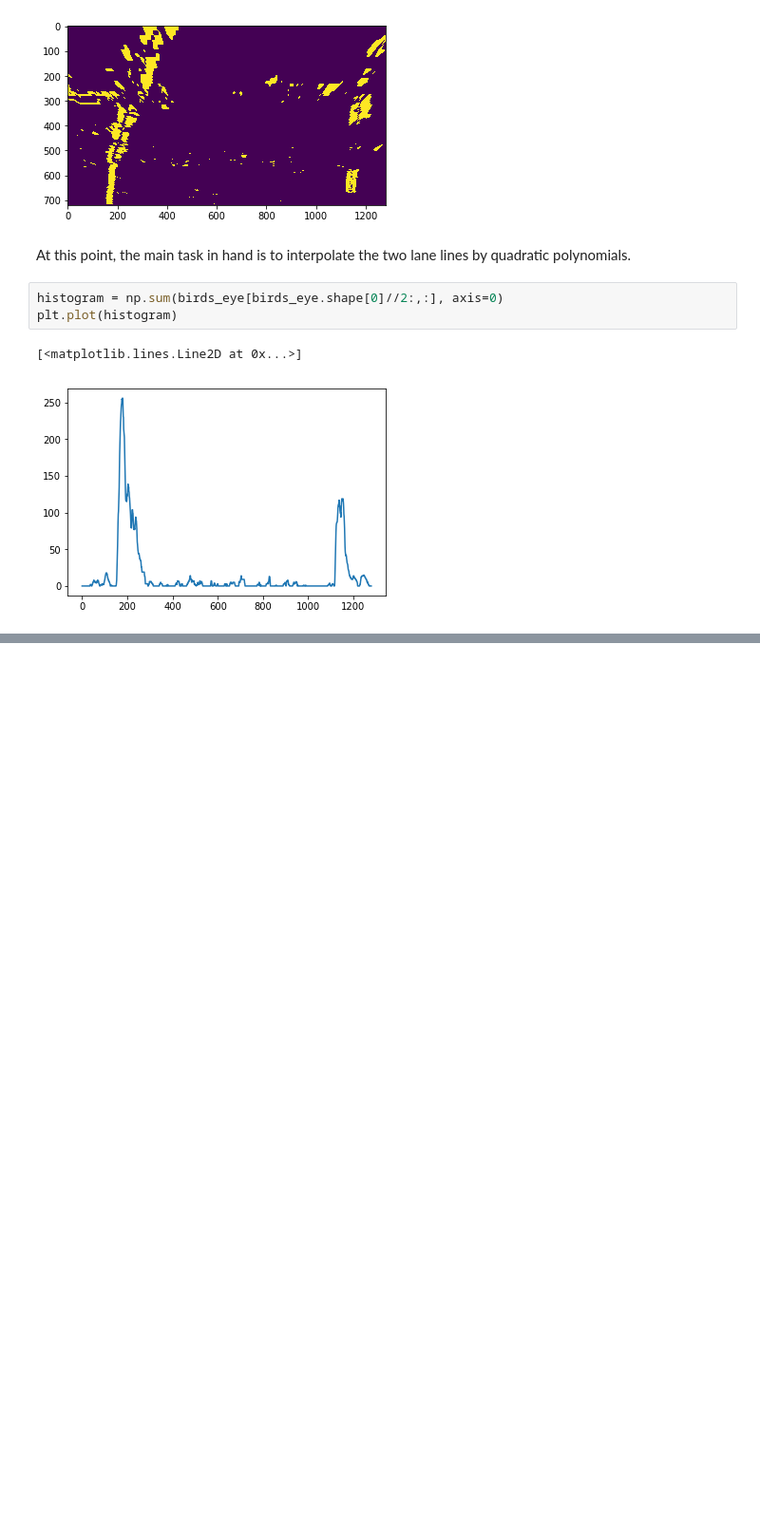
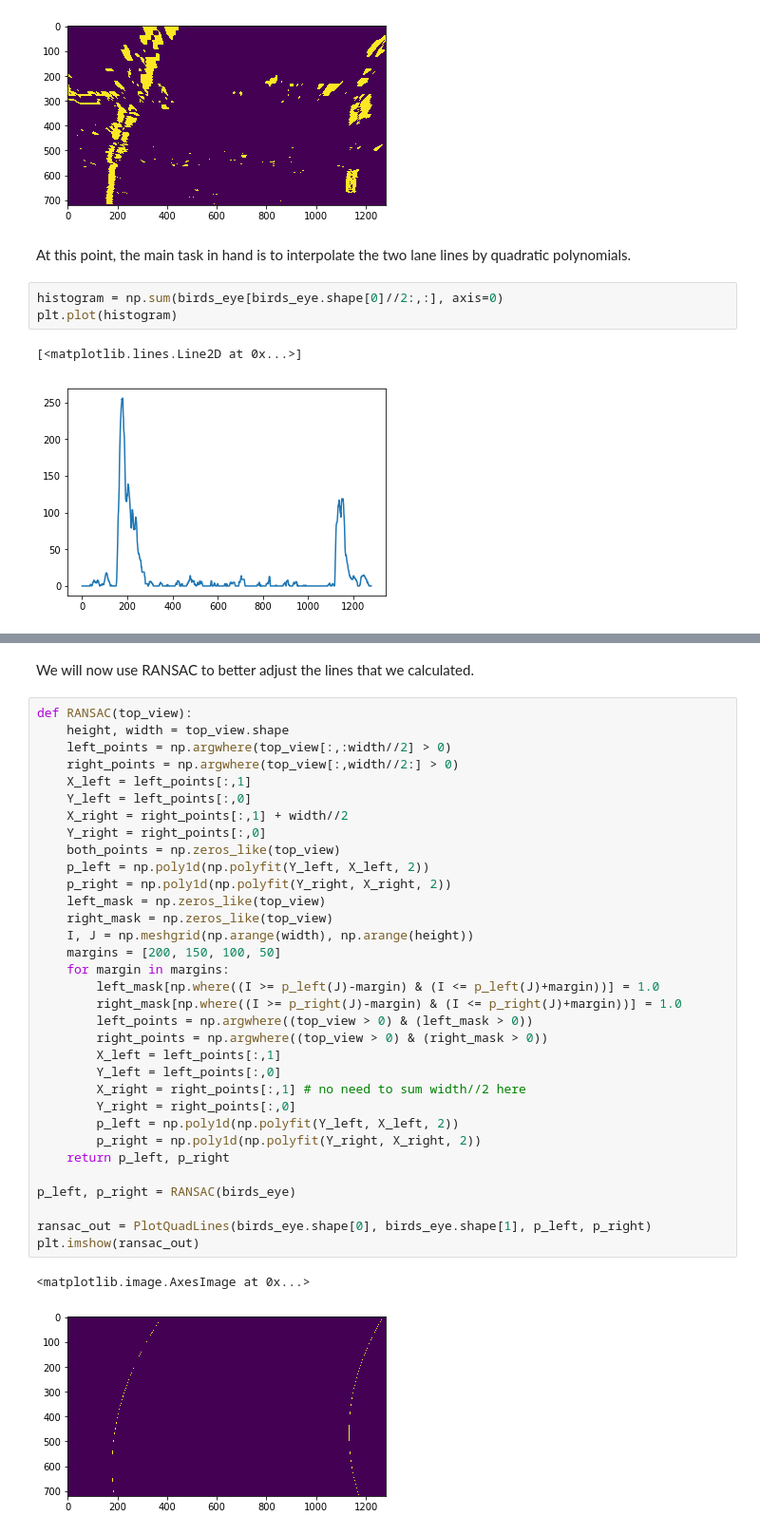
Before and after one commit to joaospinto/CarND-Advanced-Lane-Lines, a Jupyter notebook: Advanced Lane Lines (JSP).ipynb, the cells around one changed output, grey strips where cells are left out. Shown at 95% size. Saved outputs shown, nothing was run; the diff lists cells and outputs as text; blank space fills up the shorter version.

```diff
--- a/Advanced Lane Lines (JSP).ipynb
+++ b/Advanced Lane Lines (JSP).ipynb
@@ -317,0 +319,38 @@ print(b[b[:,1] < 0])
+# %% [markdown]
+We will now use RANSAC to better adjust the lines that we calculated.
+# %%
+def RANSAC(top_view):
+    height, width = top_view.shape
+    left_points = np.argwhere(top_view[:,:width//2] > 0)
+    right_points = np.argwhere(top_view[:,width//2:] > 0)
+    X_left = left_points[:,1]
+    Y_left = left_points[:,0]
+    X_right = right_points[:,1] + width//2
+    Y_right = right_points[:,0]
+    both_points = np.zeros_like(top_view)
+    p_left = np.poly1d(np.polyfit(Y_left, X_left, 2))
+    p_right = np.poly1d(np.polyfit(Y_right, X_right, 2))
+    left_mask = np.zeros_like(top_view)
+    right_mask = np.zeros_like(top_view)
+    I, J = np.meshgrid(np.arange(width), np.arange(height))
+    margins = [200, 150, 100, 50]
+    for margin in margins:
+        left_mask[np.where((I >= p_left(J)-margin) & (I <= p_left(J)+margin))] = 1.0
+        right_mask[np.where((I >= p_right(J)-margin) & (I <= p_right(J)+margin))] = 1.0
+        left_points = np.argwhere((top_view > 0) & (left_mask > 0))
+        right_points = np.argwhere((top_view > 0) & (right_mask > 0))
+        X_left = left_points[:,1]
+        Y_left = left_points[:,0]
+        X_right = right_points[:,1] # no need to sum width//2 here
+        Y_right = right_points[:,0]
+        p_left = np.poly1d(np.polyfit(Y_left, X_left, 2))
+        p_right = np.poly1d(np.polyfit(Y_right, X_right, 2))
+    return p_left, p_right
+
+p_left, p_right = RANSAC(birds_eye)
+
+ransac_out = PlotQuadLines(birds_eye.shape[0], birds_eye.shape[1], p_left, p_right)
+plt.imshow(ransac_out)
+# %% [output]
+<matplotlib.image.AxesImage at 0x...>
+[figure, added]
```
Also changed, not shown: parts of 8 cells of this notebook.
